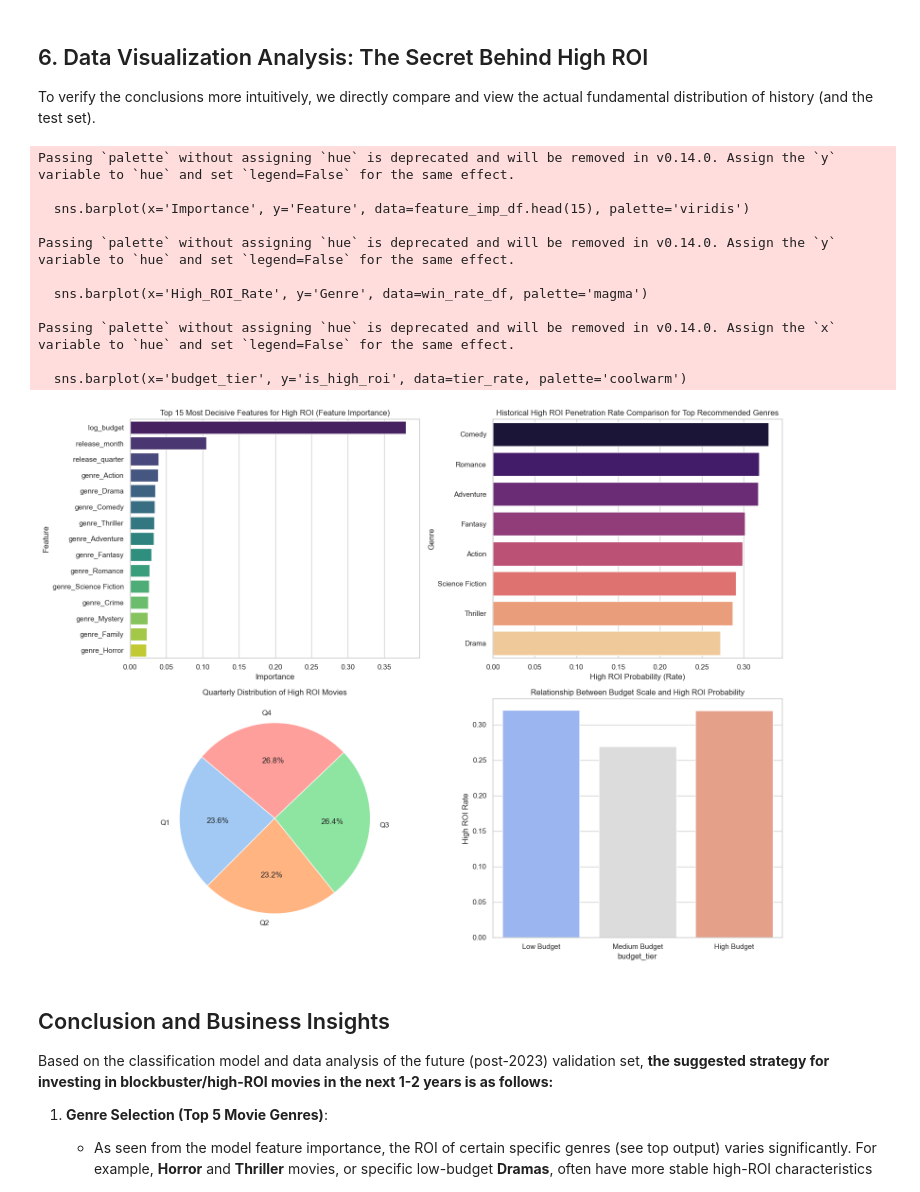
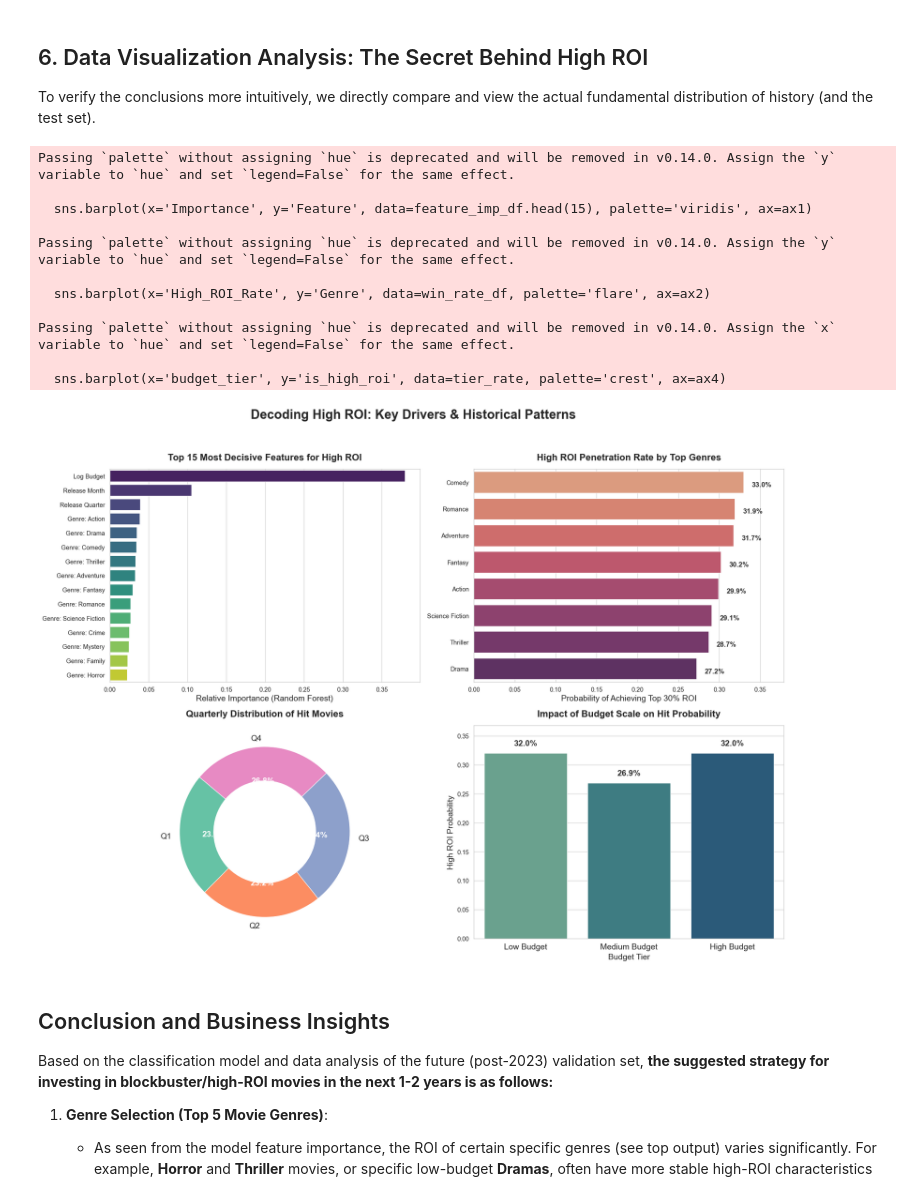
Before and after one commit to 2578922967-hash/AIDM7400_Project, a Jupyter notebook: notebooks/05_Modeling_RQ3_ROI.ipynb, the cells around one changed output. Drawn from its saved outputs; the diff is of its cells as text; code cells hidden in the pictures.

Commit message:
feat: add beautified figures and python scripts for analysis

```diff
--- a/notebooks/05_Modeling_RQ3_ROI.ipynb
+++ b/notebooks/05_Modeling_RQ3_ROI.ipynb
@@ -238,64 +238,93 @@ display(season_imp.sort_values(by='Importance', ascending=False).head(3))
 
 To verify the conclusions more intuitively, we directly compare and view the actual fundamental distribution of history (and the test set).
 # %%
-plt.figure(figsize=(16, 12))
+# Set advanced visual style for final report
+sns.set_theme(style="whitegrid", context="paper", font_scale=1.2)
+# Custom color palette (movie/cinematic theme)
+custom_palette = ["#264653", "#2a9d8f", "#e9c46a", "#f4a261", "#e76f51"]
+sns.set_palette(custom_palette)
+
+fig = plt.figure(figsize=(18, 14))
+fig.suptitle('Decoding High ROI: Key Drivers & Historical Patterns', fontsize=22, fontweight='bold', y=0.98)
 
 # 6.1 Feature Importance Bar Chart (Top 15 Features)
-plt.subplot(2, 2, 1)
-sns.barplot(x='Importance', y='Feature', data=feature_imp_df.head(15), palette='viridis')
-plt.title('Top 15 Most Decisive Features for High ROI (Feature Importance)')
+ax1 = plt.subplot(2, 2, 1)
+sns.barplot(x='Importance', y='Feature', data=feature_imp_df.head(15), palette='viridis', ax=ax1)
+ax1.set_title('Top 15 Most Decisive Features for High ROI', fontsize=16, fontweight='bold', pad=15)
+ax1.set_xlabel('Relative Importance (Random Forest)', fontsize=14)
+ax1.set_ylabel('')
+# Clean up feature names for better display
+labels = [item.get_text().replace('genre_', 'Genre: ').replace('_', ' ').title() for item in ax1.get_yticklabels()]
+ax1.set_yticklabels(labels)
 
 # 6.2 各大类型电影的 高ROI占比 (基于历史数据统计)
-# 我们抓取最重要的前8大分类，在训练集中看它们的均值（即高ROI比率）
 top_genres = feature_imp_df[feature_imp_df['Feature'].str.startswith('genre_')].head(8)['Feature'].tolist()
 genre_win_rates = []
 for g in top_genres:
-    # 包含了该类型的电影里，高ROI电影所占的比例
     win_rate = train_val_df[train_val_df[g] == 1]['is_high_roi'].mean()
     genre_win_rates.append({'Genre': g.replace('genre_', ''), 'High_ROI_Rate': win_rate})
 
 win_rate_df = pd.DataFrame(genre_win_rates).sort_values(by='High_ROI_Rate', ascending=False)
 
-plt.subplot(2, 2, 2)
-sns.barplot(x='High_ROI_Rate', y='Genre', data=win_rate_df, palette='magma')
-plt.title('Historical High ROI Penetration Rate Comparison for Top Recommended Genres')
-plt.xlabel('High ROI Probability (Rate)')
+ax2 = plt.subplot(2, 2, 2)
+sns.barplot(x='High_ROI_Rate', y='Genre', data=win_rate_df, palette='flare', ax=ax2)
+ax2.set_title('High ROI Penetration Rate by Top Genres', fontsize=16, fontweight='bold', pad=15)
+ax2.set_xlabel('Probability of Achieving Top 30% ROI', fontsize=14)
+ax2.set_ylabel('')
+# Add percentage labels on bars
+for p in ax2.patches:
+    width = p.get_width()
+    ax2.text(width + 0.01, p.get_y() + p.get_height()/2. + 0.1, '{:1.1f}%'.format(width*100),
+             ha="left", va="center", fontsize=12, fontweight='bold', color='#333333')
+ax2.set_xlim(0, win_rate_df['High_ROI_Rate'].max() * 1.15)
 
 # 6.3 Release Quarter Distribution: Which Quarter do High ROI Movies Often Release?
 high_roi_movies = df_modeling[df_modeling['is_high_roi'] == 1]
 quarter_counts = high_roi_movies['release_quarter'].value_counts().sort_index()
 
-plt.subplot(2, 2, 3)
-plt.pie(quarter_counts, labels=[f'Q{q}' for q in quarter_counts.index],
-        autopct='%1.1f%%', startangle=140, colors=sns.color_palette('pastel'))
-plt.title('Quarterly Distribution of High ROI Movies')
+ax3 = plt.subplot(2, 2, 3)
+# Fix the overlapping text issue by adding pctdistance for better label placement
+wedges, texts, autotexts = ax3.pie(quarter_counts, labels=[f'Q{int(q)}' for q in quarter_counts.index],
+                                   autopct='%1.1f%%', startangle=140, pctdistance=0.75,
+                                   colors=sns.color_palette("Set2"),
+                                   wedgeprops=dict(width=0.4, edgecolor='w')) # Donut chart
+ax3.set_title('Quarterly Distribution of Hit Movies', fontsize=16, fontweight='bold', pad=15)
+plt.setp(autotexts, size=14, weight="bold", color="white")
+plt.setp(texts, size=14)
 
 # 6.4 High ROI Rate by Budget Tiers
-# Split budget into 3 buckets: Low Cost, Medium Cost, High Budget
 df_modeling['budget_tier'] = pd.qcut(df_modeling['budget'], q=3, labels=['Low Budget', 'Medium Budget', 'High Budget'])
 tier_rate = df_modeling.groupby('budget_tier', observed=True)['is_high_roi'].mean().reset_index()
 
-plt.subplot(2, 2, 4)
-sns.barplot(x='budget_tier', y='is_high_roi', data=tier_rate, palette='coolwarm')
-plt.title('Relationship Between Budget Scale and High ROI Probability')
-plt.ylabel('High ROI Rate')
+ax4 = plt.subplot(2, 2, 4)
+sns.barplot(x='budget_tier', y='is_high_roi', data=tier_rate, palette='crest', ax=ax4)
+ax4.set_title('Impact of Budget Scale on Hit Probability', fontsize=16, fontweight='bold', pad=15)
+ax4.set_ylabel('High ROI Probability', fontsize=14)
+ax4.set_xlabel('Budget Tier', fontsize=14)
+ax4.tick_params(axis='x', labelsize=14)
+# Add percentage labels on bars
+for p in ax4.patches:
+    height = p.get_height()
+    ax4.text(p.get_x() + p.get_width()/2., height + 0.01, '{:1.1f}%'.format(height*100),
+             ha="center", va="bottom", fontsize=14, fontweight='bold', color='#333333')
+ax4.set_ylim(0, tier_rate['is_high_roi'].max() * 1.15)
 
-plt.tight_layout()
-plt.savefig('../reports/figures/rq3_revised_future_trends.png', dpi=300)
+plt.tight_layout(rect=[0, 0.03, 1, 0.95]) # Adjust layout to not cut off suptitle
+plt.savefig('../reports/figures/rq3_revised_future_trends_beautiful.png', dpi=300, bbox_inches='tight', facecolor='white')
 plt.show()
 # %% [output]
 Passing `palette` without assigning `hue` is deprecated and will be removed in v0.14.0. Assign the `y` variable to `hue` and set `legend=False` for the same effect.
 
-  sns.barplot(x='Importance', y='Feature', data=feature_imp_df.head(15), palette='viridis')
+  sns.barplot(x='Importance', y='Feature', data=feature_imp_df.head(15), palette='viridis', ax=ax1)
 
 Passing `palette` without assigning `hue` is deprecated and will be removed in v0.14.0. Assign the `y` variable to `hue` and set `legend=False` for the same effect.
 
-  sns.barplot(x='High_ROI_Rate', y='Genre', data=win_rate_df, palette='magma')
+  sns.barplot(x='High_ROI_Rate', y='Genre', data=win_rate_df, palette='flare', ax=ax2)
 
 Passing `palette` without assigning `hue` is deprecated and will be removed in v0.14.0. Assign the `x` variable to `hue` and set `legend=False` for the same effect.
 
-  sns.barplot(x='budget_tier', y='is_high_roi', data=tier_rate, palette='coolwarm')
+  sns.barplot(x='budget_tier', y='is_high_roi', data=tier_rate, palette='crest', ax=ax4)
-[figure, old version]
+[figure, new version]
 # %% [markdown]
 ## Conclusion and Business Insights
 
```
Also changed, not shown: 8 other files.
